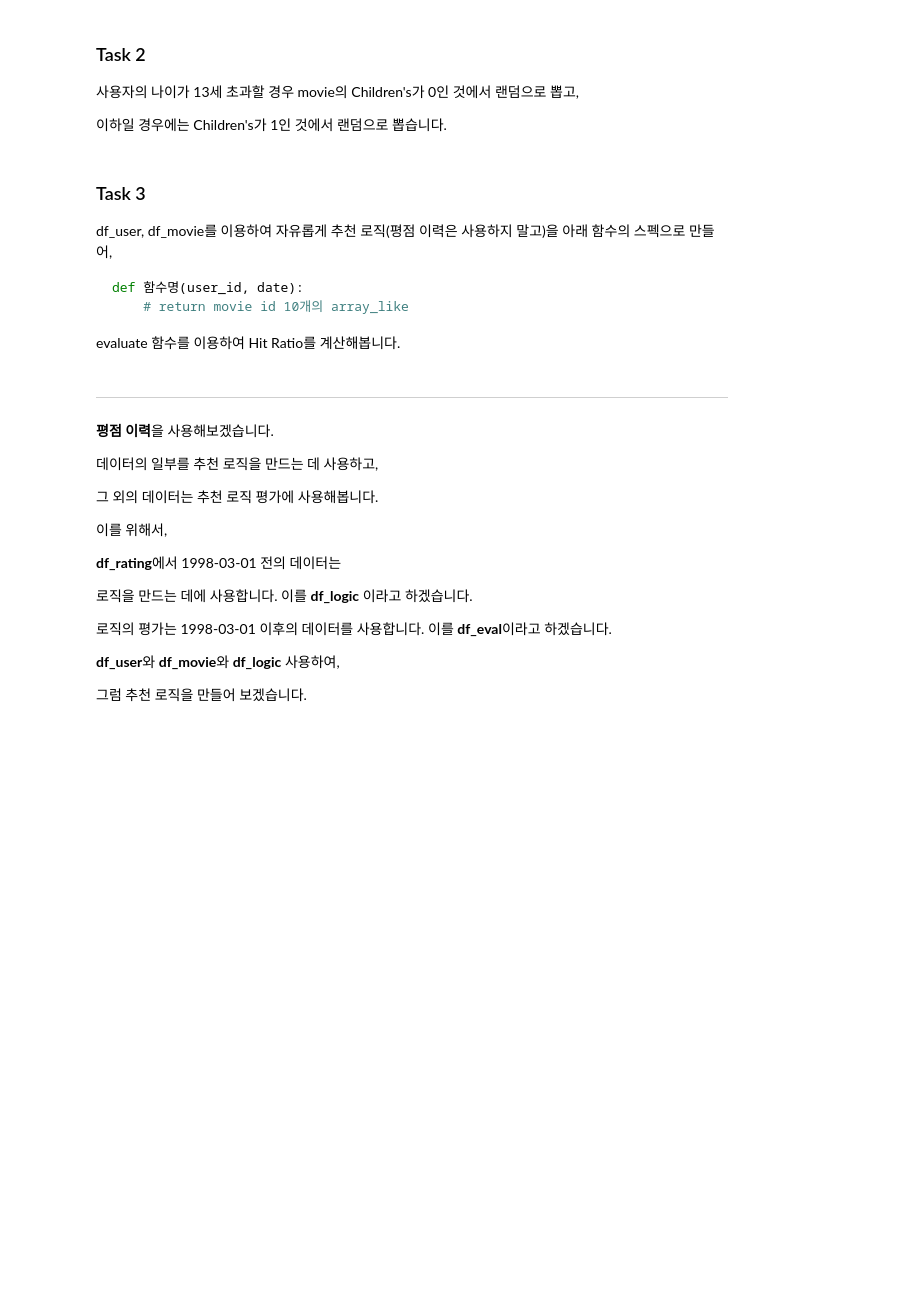
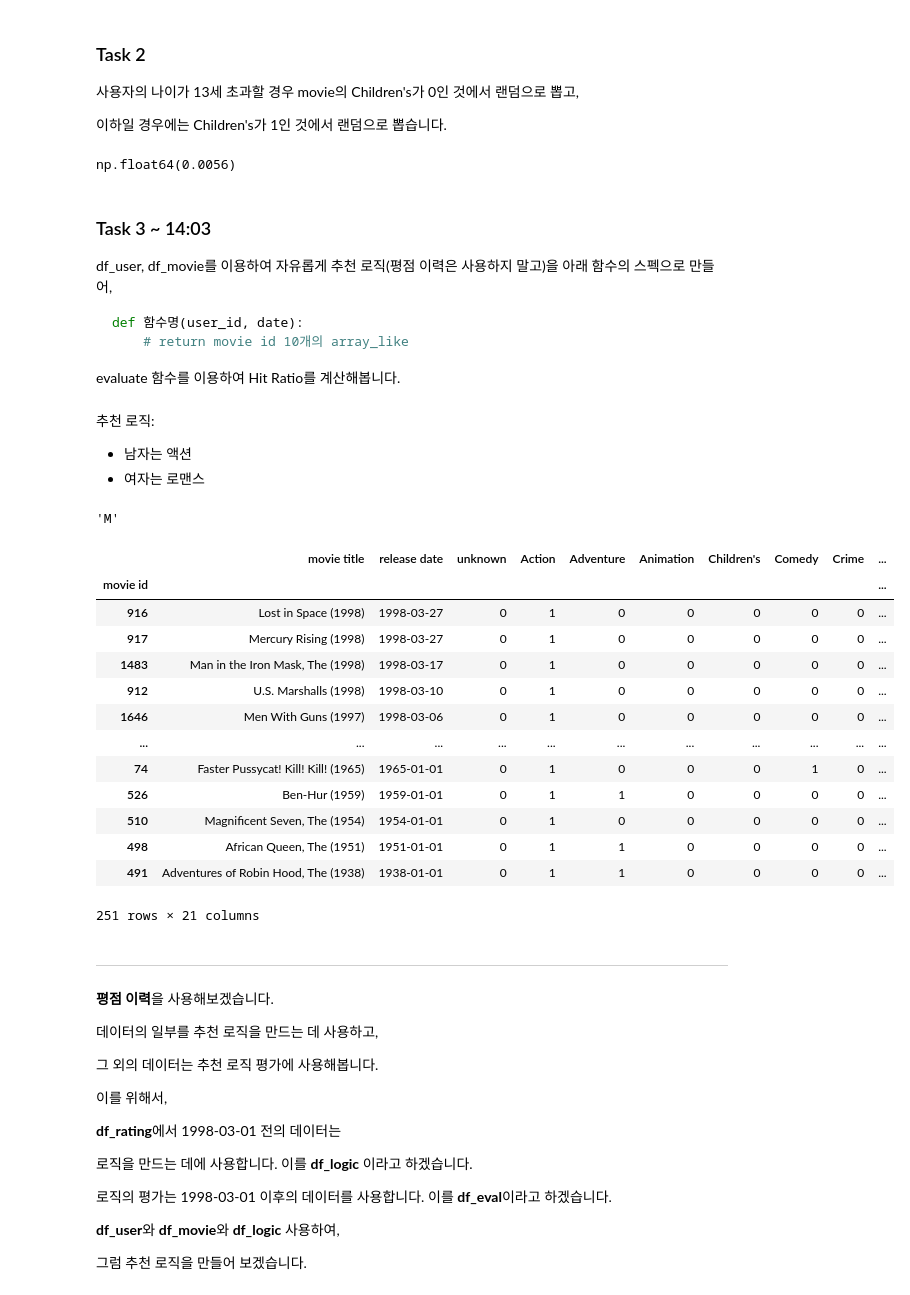
Before and after one commit to sunkusun9/rcmd_2503, a Jupyter notebook: 2.추천 시스템 개론.ipynb, the cells around one changed output. Saved outputs shown, nothing was run; the diff lists cells and outputs as text; code cells hidden in the pictures; blank space fills up the shorter version.

````diff
--- a/2.추천 시스템 개론.ipynb
+++ b/2.추천 시스템 개론.ipynb
@@ -174,10 +360,19 @@ evaluate(df_ratings, recent_random_rcmd)
 np.random.seed(123)
 n_age = 13
 def age_random_rcmd(user_id, date):
-    # TODO-with
+    if df_user.loc[user_id, 'age'] > 13:
+        return np.random.choice(
+            df_movie.loc[df_movie["Children's"] == 0].index, 10, replace = False
+        )
+    else:
+        return np.random.choice(
+            df_movie.loc[df_movie["Children's"] == 1].index, 10, replace = False
+        )
 evaluate(df_ratings, age_random_rcmd)
+# %% [output]
+np.float64(0.0056)
 # %% [markdown]
-### Task 3
+### Task 3 ~ 14:03
 
 df_user, df_movie를 이용하여 자유롭게 추천 로직(평점 이력은 사용하지 말고)을 아래 함수의 스펙으로 만들어,
 
@@ -187,3 +382,33 @@ def 함수명(user_id, date):
 ```
 
 evaluate 함수를 이용하여 Hit Ratio를 계산해봅니다.
+# %% [markdown]
+추천 로직:
+
+- 남자는 액션
+- 여자는 로맨스
+# %%
+df_user.loc[
+    3, 'gender'
+]
+# %% [output]
+'M'
+# %%
+df_movie.loc[
+    df_movie['Action'] == 1
+]
+# %% [output]
+|  | movie title | release date | unknown | Action | Adventure | Animation | Children's | Comedy | Crime | ... |
+| movie id |  |  |  |  |  |  |  |  |  | ... |
+| 916 | Lost in Space (1998) | 1998-03-27 | 0 | 1 | 0 | 0 | 0 | 0 | 0 | ... |
+| 917 | Mercury Rising (1998) | 1998-03-27 | 0 | 1 | 0 | 0 | 0 | 0 | 0 | ... |
+| 1483 | Man in the Iron Mask, The (1998) | 1998-03-17 | 0 | 1 | 0 | 0 | 0 | 0 | 0 | ... |
+| 912 | U.S. Marshalls (1998) | 1998-03-10 | 0 | 1 | 0 | 0 | 0 | 0 | 0 | ... |
+| 1646 | Men With Guns (1997) | 1998-03-06 | 0 | 1 | 0 | 0 | 0 | 0 | 0 | ... |
+| ... | ... | ... | ... | ... | ... | ... | ... | ... | ... | ... |
+| 74 | Faster Pussycat! Kill! Kill! (1965) | 1965-01-01 | 0 | 1 | 0 | 0 | 0 | 1 | 0 | ... |
+| 526 | Ben-Hur (1959) | 1959-01-01 | 0 | 1 | 1 | 0 | 0 | 0 | 0 | ... |
+| 510 | Magnificent Seven, The (1954) | 1954-01-01 | 0 | 1 | 0 | 0 | 0 | 0 | 0 | ... |
+| 498 | African Queen, The (1951) | 1951-01-01 | 0 | 1 | 1 | 0 | 0 | 0 | 0 | ... |
+| 491 | Adventures of Robin Hood, The (1938) | 1938-01-01 | 0 | 1 | 1 | 0 | 0 | 0 | 0 | ... |
+251 rows × 21 columns
````
Also changed, not shown: parts of 21 cells of this notebook.
